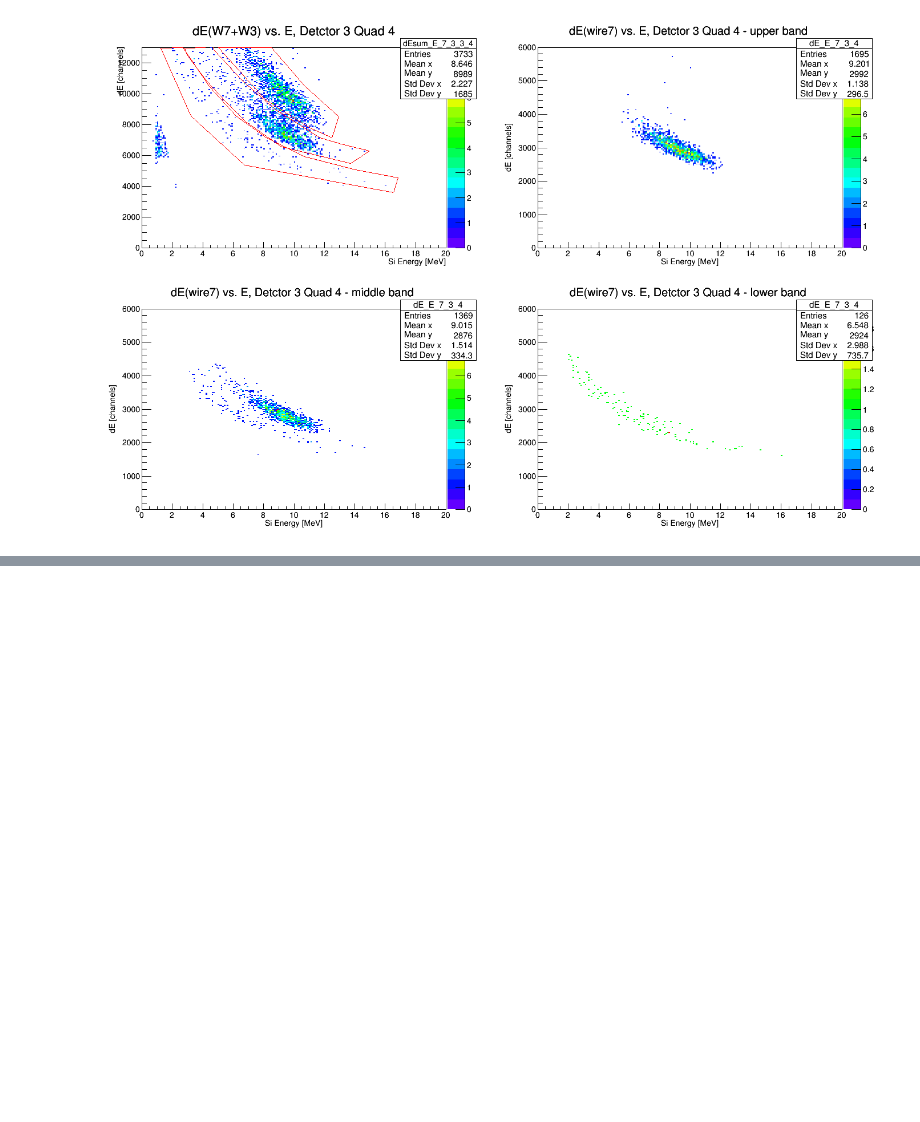
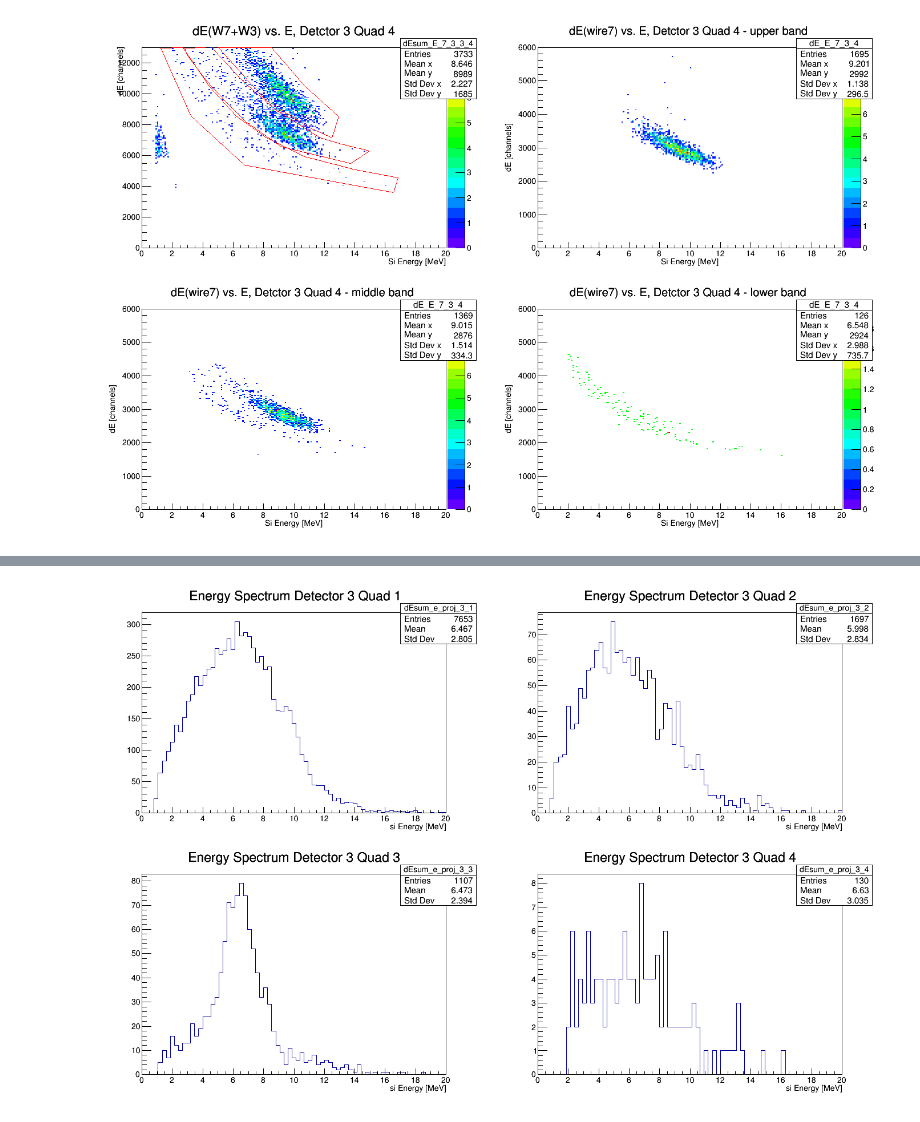
Before and after one commit to kold3d/6He-analysis, a Jupyter notebook: Upadhyayula-20170124 (dE sum plot w diagnostics cuts).ipynb, the cells around one changed output, grey strips where cells are left out. Saved outputs shown, nothing was run; the diff lists cells and outputs as text; code cells hidden in the pictures; blank space fills up the shorter version.

```diff
--- a/Upadhyayula-20170124 (dE sum plot w diagnostics cuts).ipynb
+++ b/Upadhyayula-20170124 (dE sum plot w diagnostics cuts).ipynb
@@ -434,0 +534,23 @@ det3quad4
+# %%
+%%rootprint
+det3eproj = rootnotes.canvas('detector 3 energy projection', (696*2,472*2))
+det3eproj.Divide(2,2)
+det3eproj.cd(1)
+hist_lower['dEsum_e_proj_3_1'].SetTitle("Energy Spectrum Detector 3 Quad 1")
+hist_lower['dEsum_e_proj_3_1'].Draw()
+
+det3eproj.cd(2)
+hist_lower['dEsum_e_proj_3_2'].SetTitle("Energy Spectrum Detector 3 Quad 2")
+hist_lower['dEsum_e_proj_3_2'].Draw()
+
+det3eproj.cd(3)
+hist_lower['dEsum_e_proj_3_3'].SetTitle("Energy Spectrum Detector 3 Quad 3")
+hist_lower['dEsum_e_proj_3_3'].Draw()
+
+det3eproj.cd(4)
+hist_lower['dEsum_e_proj_3_4'].SetTitle("Energy Spectrum Detector 3 Quad 4")
+hist_lower['dEsum_e_proj_3_4'].Draw()
+# %%
+det3eproj
+# %% [output]
+[figure, added]
```
Also changed, not shown: parts of 20 cells of this notebook, 1 other file.
